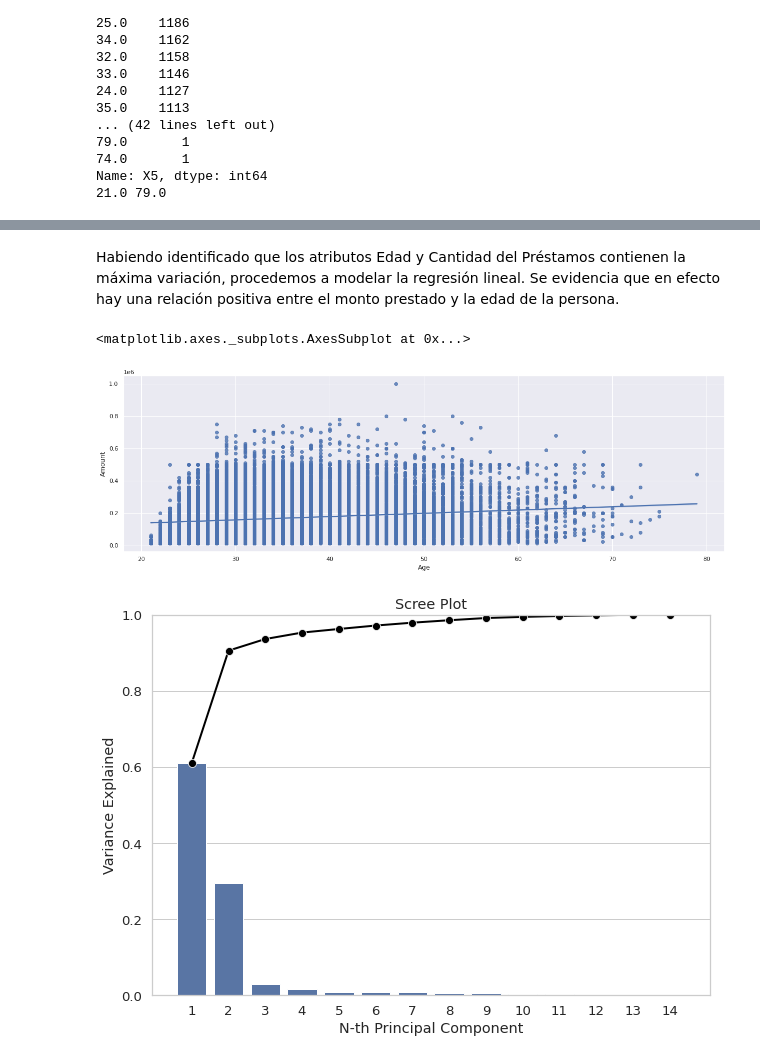
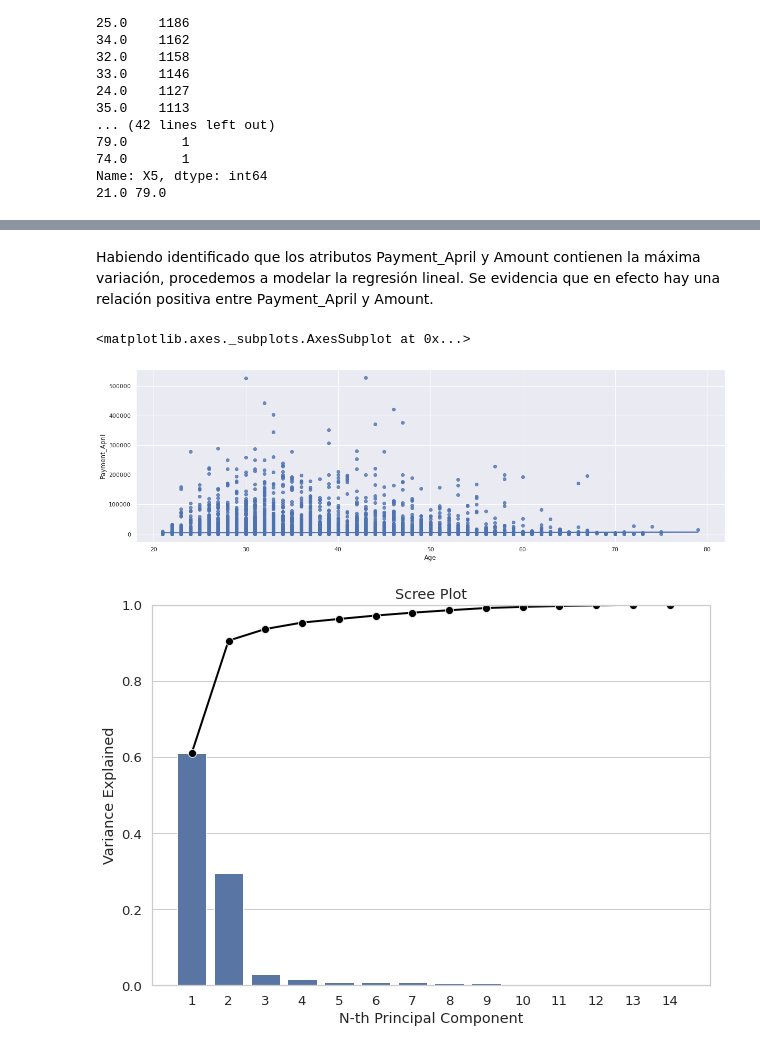
Before and after one commit to PosgradoMNA/actividades-del-proyecto-equipo-149, a Jupyter notebook: Semana_4_Actividad_1.ipynb, the cells around one changed output, grey strips where cells are left out. Saved outputs shown, nothing was run; the diff lists cells and outputs as text; code cells hidden in the pictures.

```diff
--- a/Semana_4_Actividad_1.ipynb
+++ b/Semana_4_Actividad_1.ipynb
@@ -115,8 +111,8 @@ ndf["Age"].ffill(inplace=True)
 ndf = ndf.sort_values("Age")
 
 # Cambiar posición de columna Age
-first_column = ndf.pop("Age")
-ndf.insert(0, "Age", first_column)
+#first_column = ndf.pop("Age")
+#ndf.insert(0, "Age", first_column)
 
 ndf
 # %% [output]
@@ -226,15 +277,15 @@ df_pcsSummary
 # %% [markdown]
-Habiendo identificado que los atributos Edad y Cantidad del Préstamos  contienen la máxima variación, procedemos a modelar la regresión lineal.
-Se evidencia que en efecto hay una relación positiva entre el monto prestado y la edad de la persona.
+Habiendo identificado que los atributos Payment_April y Amount contienen la máxima variación, procedemos a modelar la regresión lineal.
+Se evidencia que en efecto hay una relación positiva entre Payment_April y Amount.
 # %%
 p = sns.regplot(data = ndf,
                 x = ndf.Age,
-                y = ndf.Amount
+                y = ndf.Payment_April
                )
 p
 # %% [output]
 <matplotlib.axes._subplots.AxesSubplot at 0x...>
-[figure, old version]
+[figure, new version]
 # %%
 PC_components = np.arange(pcs.n_components_) + 1
 #PC_components
```
Also changed, not shown: parts of 24 cells of this notebook.
